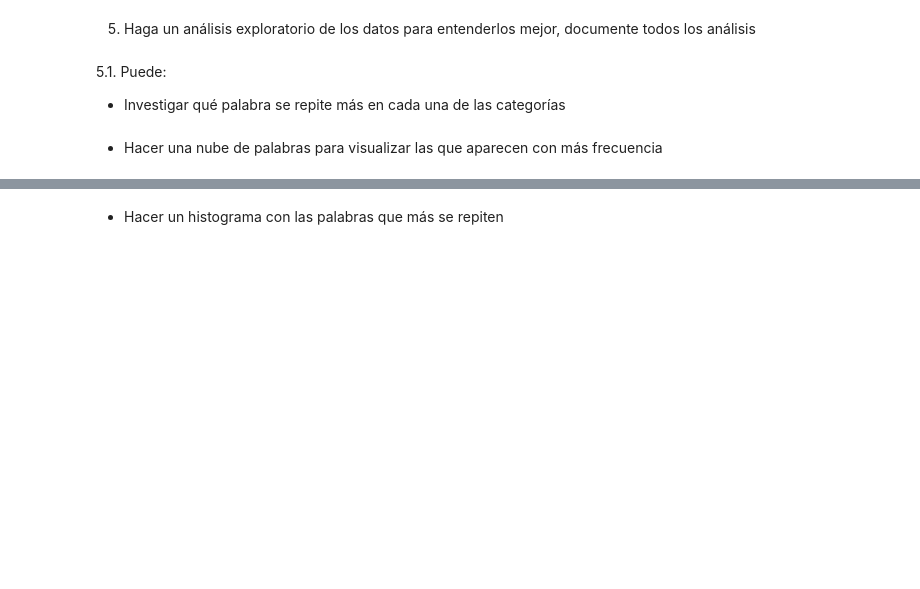
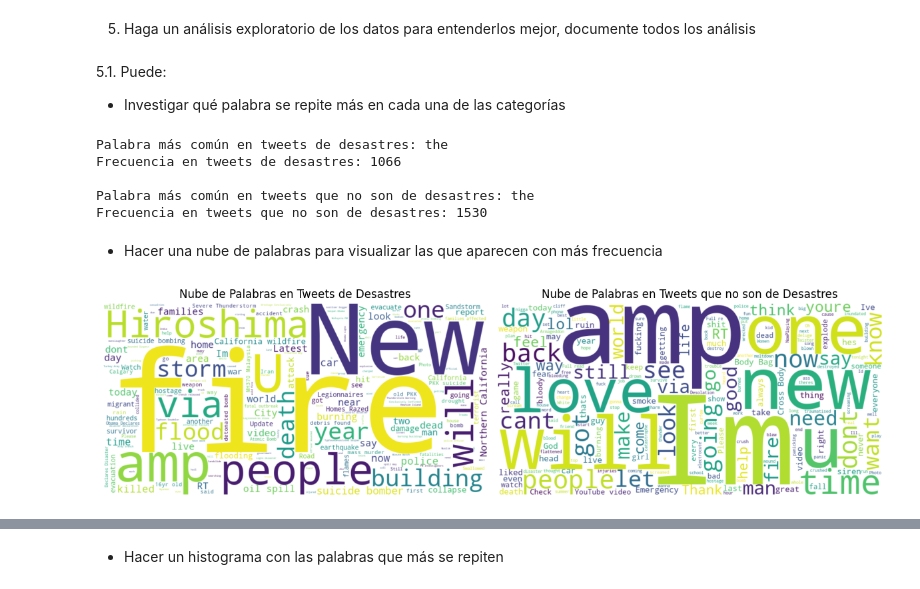
Before and after one commit to CristopherBarrios/Lab4-ClasificacionDeTweetsUsandoMineriaDeTexto-DataScience, a Jupyter notebook: mineriaDeTexto.ipynb, the cells around one changed output, grey strips where cells are left out. Drawn from its saved outputs; the diff is of its cells as text; code cells hidden in the pictures; blank space fills up the shorter version.

```diff
--- a/mineriaDeTexto.ipynb
+++ b/mineriaDeTexto.ipynb
@@ -157,5 +265,65 @@ bigramas o trigramas para analizar contexto?
 # %% [markdown]
 5.1. Puede:
 - Investigar qué palabra se repite más en cada una de las categorías
+# %%
+from collections import Counter
+
+# Obtener la frecuencia de palabras para tweets de desastres (target = 1)
+disaster_tweets = df[df['target'] == 1]['text']
+
+# Obtener la frecuencia de palabras para tweets que no son de desastres (target = 0)
+non_disaster_tweets = df[df['target'] == 0]['text']
+
+# Tokenizar y contar palabras en tweets de desastres
+disaster_words = ' '.join(disaster_tweets).split()
+disaster_word_frequency = Counter(disaster_words)
+
+# Tokenizar y contar palabras en tweets que no son de desastres
+non_disaster_words = ' '.join(non_disaster_tweets).split()
+non_disaster_word_frequency = Counter(non_disaster_words)
+
+# Encontrar la palabra más común en cada categoría
+most_common_disaster_word = disaster_word_frequency.most_common(1)[0]
+most_common_non_disaster_word = non_disaster_word_frequency.most_common(1)[0]
+
+print("Palabra más común en tweets de desastres:", most_common_disaster_word[0])
+print("Frecuencia en tweets de desastres:", most_common_disaster_word[1])
+
+print("\nPalabra más común en tweets que no son de desastres:", most_common_non_disaster_word[0])
+print("Frecuencia en tweets que no son de desastres:", most_common_non_disaster_word[1])
+# %% [output]
+Palabra más común en tweets de desastres: the
+Frecuencia en tweets de desastres: 1066
+
+Palabra más común en tweets que no son de desastres: the
+Frecuencia en tweets que no son de desastres: 1530
 # %% [markdown]
 - Hacer una nube de palabras para visualizar las que aparecen con más frecuencia
+# %%
+from wordcloud import WordCloud
+import matplotlib.pyplot as plt
+
+# Obtener los textos de tweets de desastres y no desastres
+disaster_tweets = df[df['target'] == 1]['text'].str.cat(sep=' ')
+non_disaster_tweets = df[df['target'] == 0]['text'].str.cat(sep=' ')
+
+# Crear nubes de palabras para ambas categorías
+wordcloud_disaster = WordCloud(width=800, height=400, background_color='white').generate(disaster_tweets)
+wordcloud_non_disaster = WordCloud(width=800, height=400, background_color='white').generate(non_disaster_tweets)
+
+# Mostrar las nubes de palabras
+plt.figure(figsize=(12, 6))
+plt.subplot(1, 2, 1)
+plt.imshow(wordcloud_disaster, interpolation='bilinear')
+plt.title('Nube de Palabras en Tweets de Desastres')
+plt.axis('off')
+
+plt.subplot(1, 2, 2)
+plt.imshow(wordcloud_non_disaster, interpolation='bilinear')
+plt.title('Nube de Palabras en Tweets que no son de Desastres')
+plt.axis('off')
+
+plt.tight_layout()
+plt.show()
+# %% [output]
+[figure, added]
```
Also changed, not shown: parts of 23 cells of this notebook, 2 other files.
